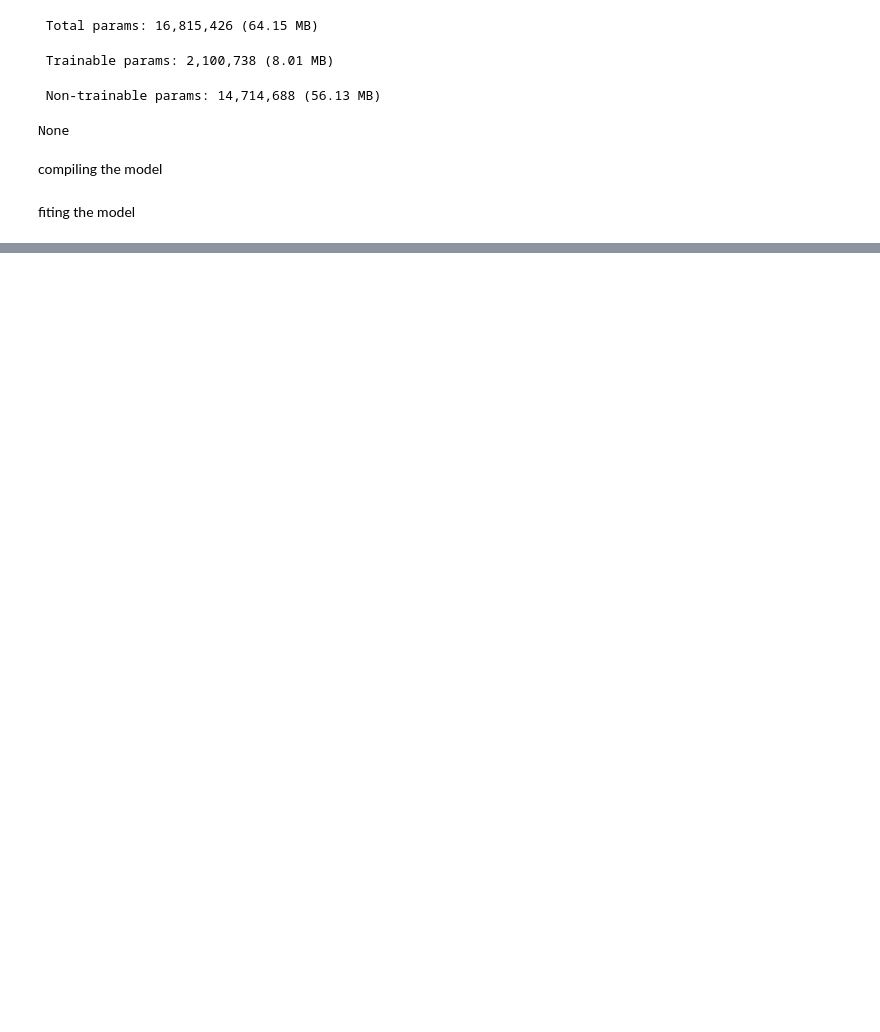
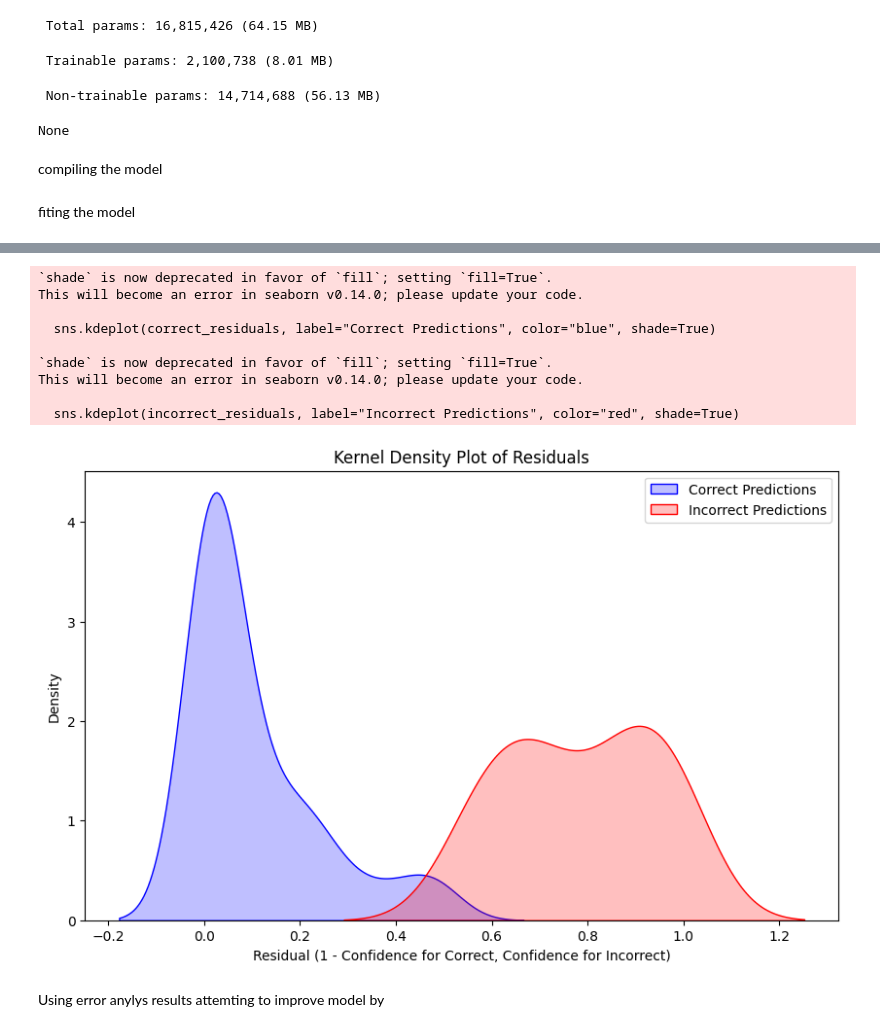
Before and after one commit to ericmuga253/ML_2, a Jupyter notebook: Finalcapsone.ipynb, the cells around one changed output, grey strips where cells are left out. Saved outputs shown, nothing was run; the diff lists cells and outputs as text; code cells hidden in the pictures; blank space fills up the shorter version.

```diff
--- a/Finalcapsone.ipynb
+++ b/Finalcapsone.ipynb
@@ -320,0 +363,33 @@ plt.show()
+# %%
+import numpy as np
+import seaborn as sns
+import matplotlib.pyplot as plt
+
+# Step 1: Get model predictions and true labels
+y_pred = model.predict(X_test)  # Probability outputs
+y_pred_labels = np.argmax(y_pred, axis=1)
+y_true_labels = np.argmax(y_test, axis=1)
+
+# Step 2: Calculate residuals
+# Residuals for correct predictions
+correct_indices = (y_pred_labels == y_true_labels)
+correct_confidences = y_pred[correct_indices, y_true_labels[correct_indices]]
+correct_residuals = 1 - correct_confidences  # Ideally should be close to zero
+
+# Residuals for incorrect predictions
+incorrect_indices = (y_pred_labels != y_true_labels)
+incorrect_confidences = y_pred[incorrect_indices, y_pred_labels[incorrect_indices]]
+incorrect_residuals = incorrect_confidences  # Residuals should be close to 1 for high confidence in wrong predictions
+
+# Step 3: Plot KDE for residuals
+plt.figure(figsize=(10, 6))
+sns.kdeplot(correct_residuals, label="Correct Predictions", color="blue", shade=True)
+sns.kdeplot(incorrect_residuals, label="Incorrect Predictions", color="red", shade=True)
+
+# Plot settings
+plt.title("Kernel Density Plot of Residuals")
+plt.xlabel("Residual (1 - Confidence for Correct, Confidence for Incorrect)")
+plt.ylabel("Density")
+plt.legend()
+plt.show()
+# %% [output]
@@ -320,0 +397,12 @@ plt.show()
+`shade` is now deprecated in favor of `fill`; setting `fill=True`.
+This will become an error in seaborn v0.14.0; please update your code.
+
+  sns.kdeplot(correct_residuals, label="Correct Predictions", color="blue", shade=True)
+
+`shade` is now deprecated in favor of `fill`; setting `fill=True`.
+This will become an error in seaborn v0.14.0; please update your code.
+
+  sns.kdeplot(incorrect_residuals, label="Incorrect Predictions", color="red", shade=True)
+[figure, added]
+# %% [markdown]
+Using error anylys results attemting to improve model by
```
Also changed, not shown: parts of 7 cells of this notebook.
